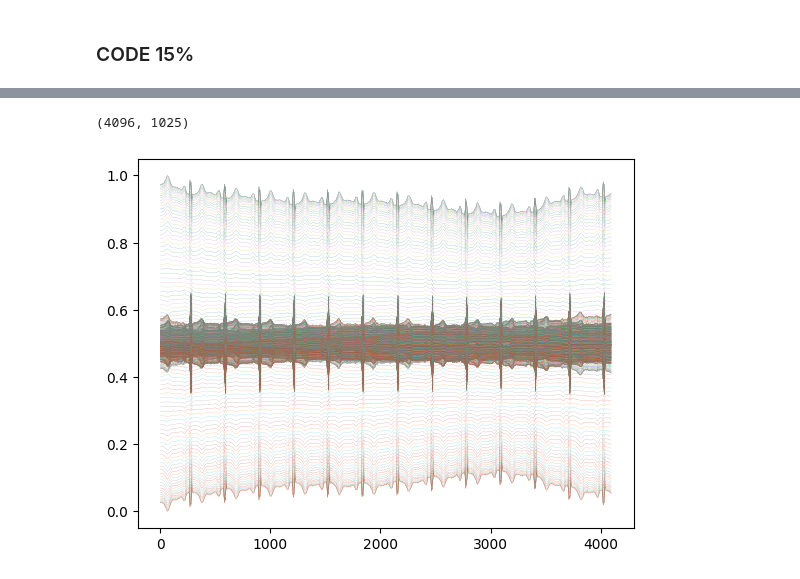
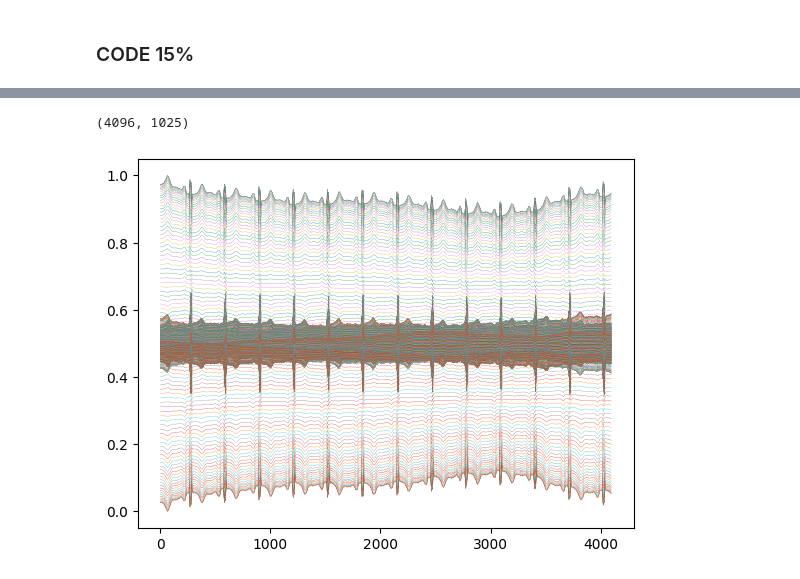
Before and after one commit to 6DEADSHOT9/Arrhythmic-Transformer, a Jupyter notebook: data conv.ipynb, the cells around one changed output, grey strips where cells are left out. Saved outputs shown, nothing was run; the diff lists cells and outputs as text; code cells hidden in the pictures.

```diff
--- a/data conv.ipynb
+++ b/data conv.ipynb
@@ -35,9 +42,10 @@ print(x.shape,x.min(),x.max())
 # %%
 zz = np.array(librosa.stft(x,n_fft = 2048))[:,:,0]
+#plot mel spectogram using librosa
 zz = normalize(zz)
-plt.plot(zz, lw=.1);
+plt.plot(zz, lw=.2);
 print(zz.shape)
 # plt.plot(np.array(tf.signal.stft(x, frame_length=256, frame_step=128))[0,:,:]);
 # %% [output]
 (4096, 1025)
-[figure, old version]
+[figure, new version]
```
Also changed, not shown: parts of 7 cells of this notebook, 2 other files.
